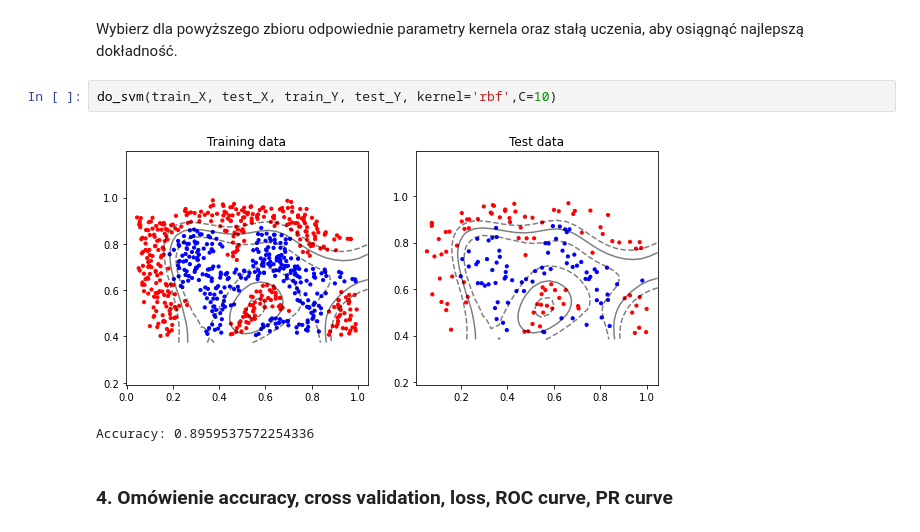
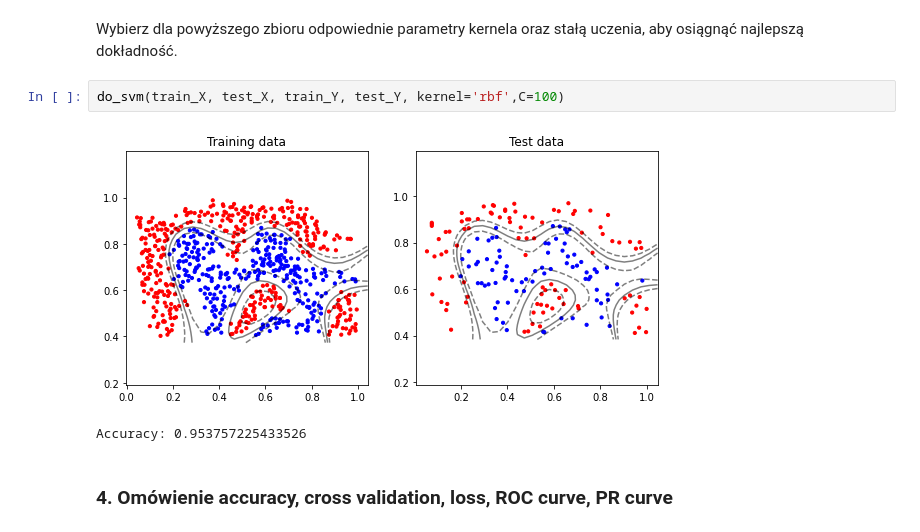
Before and after one commit to arkadiuss/ML_tutorial_3, a Jupyter notebook: notebook.ipynb, the cells around one changed output. Drawn from its saved outputs; the diff is of its cells as text.

```diff
--- a/notebook.ipynb
+++ b/notebook.ipynb
@@ -261,10 +261,10 @@ plot_data(train_X, train_Y, test_X, test_Y)
 # %% [markdown]
 Wybierz dla powyższego zbioru odpowiednie parametry kernela oraz stałą uczenia, aby osiągnąć najlepszą dokładność.
 # %%
-do_svm(train_X, test_X, train_Y, test_Y, kernel='rbf',C=10)
+do_svm(train_X, test_X, train_Y, test_Y, kernel='rbf',C=100)
 # %% [output]
-[figure, old version]
+[figure, new version]
-Accuracy: 0.8959537572254336
+Accuracy: 0.953757225433526
 # %% [markdown]
 ### 4. Omówienie accuracy, cross validation, loss, ROC curve, PR curve
 # %% [markdown]
```
Also changed, not shown: parts of 8 cells of this notebook.
